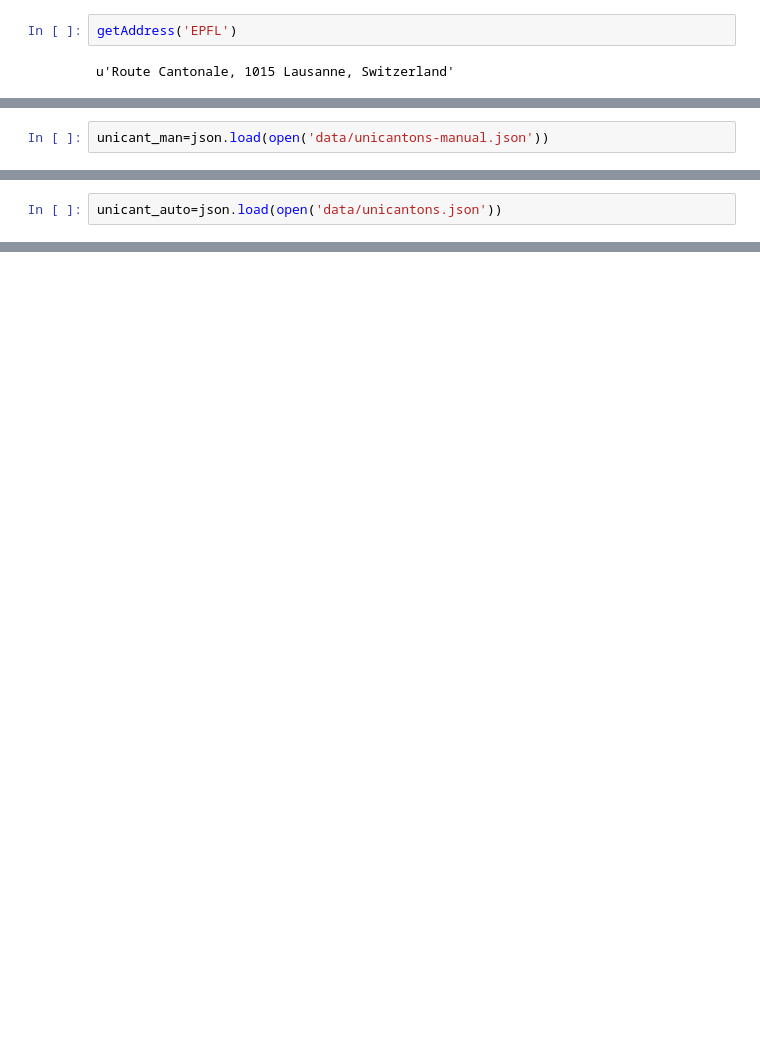
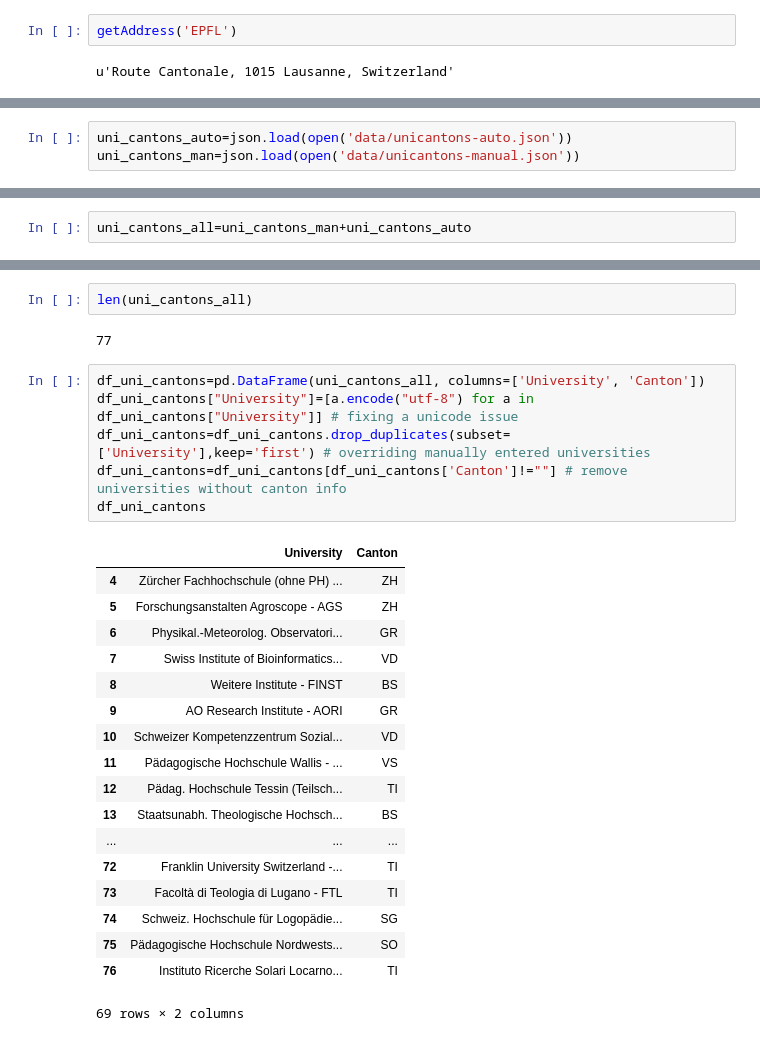
Before and after one commit to amirsh/ada-ana, a Jupyter notebook: HW3-notebooks/HW3.ipynb, the cells around one changed output, grey strips where cells are left out. Drawn from its saved outputs; the diff is of its cells as text; blank space fills up the shorter version.

```diff
--- a/HW3-notebooks/HW3.ipynb
+++ b/HW3-notebooks/HW3.ipynb
@@ -255,2 +77,0 @@ len (a6)
-# %%
-unicant_man=json.load(open('data/unicantons-manual.json'))
@@ -276,2 +77,0 @@ unicant_man
-# %%
-unicant_auto=json.load(open('data/unicantons.json'))
@@ -424,0 +168,3 @@ canton_amount.sort_values(['Approved Amount'], ascending=False)
+# %%
+uni_cantons_auto=json.load(open('data/unicantons-auto.json'))
+uni_cantons_man=json.load(open('data/unicantons-manual.json'))
@@ -424,0 +190,2 @@ canton_amount.sort_values(['Approved Amount'], ascending=False)
+# %%
+uni_cantons_all=uni_cantons_man+uni_cantons_auto
@@ -424,0 +212,29 @@ canton_amount.sort_values(['Approved Amount'], ascending=False)
+# %%
+len(uni_cantons_all)
+# %% [output]
+77
+# %%
+df_uni_cantons=pd.DataFrame(uni_cantons_all, columns=['University', 'Canton'])
+df_uni_cantons["University"]=[a.encode("utf-8") for a in df_uni_cantons["University"]] # fixing a unicode issue
+df_uni_cantons=df_uni_cantons.drop_duplicates(subset=['University'],keep='first') # overriding manually entered universities
+df_uni_cantons=df_uni_cantons[df_uni_cantons['Canton']!=""] # remove universities without canton info
+df_uni_cantons
+# %% [output]
+|  | University | Canton |
+| 4 | Zürcher Fachhochschule (ohne PH) ... | ZH |
+| 5 | Forschungsanstalten Agroscope - AGS | ZH |
+| 6 | Physikal.-Meteorolog. Observatori... | GR |
+| 7 | Swiss Institute of Bioinformatics... | VD |
+| 8 | Weitere Institute - FINST | BS |
+| 9 | AO Research Institute - AORI | GR |
+| 10 | Schweizer Kompetenzzentrum Sozial... | VD |
+| 11 | Pädagogische Hochschule Wallis - ... | VS |
+| 12 | Pädag. Hochschule Tessin (Teilsch... | TI |
+| 13 | Staatsunabh. Theologische Hochsch... | BS |
+| ... | ... | ... |
+| 72 | Franklin University Switzerland -... | TI |
+| 73 | Facoltà di Teologia di Lugano - FTL | TI |
+| 74 | Schweiz. Hochschule für Logopädie... | SG |
+| 75 | Pädagogische Hochschule Nordwests... | SO |
+| 76 | Instituto Ricerche Solari Locarno... | TI |
+69 rows × 2 columns
```
Also changed, not shown: parts of 61 cells of this notebook, 3 other files.
